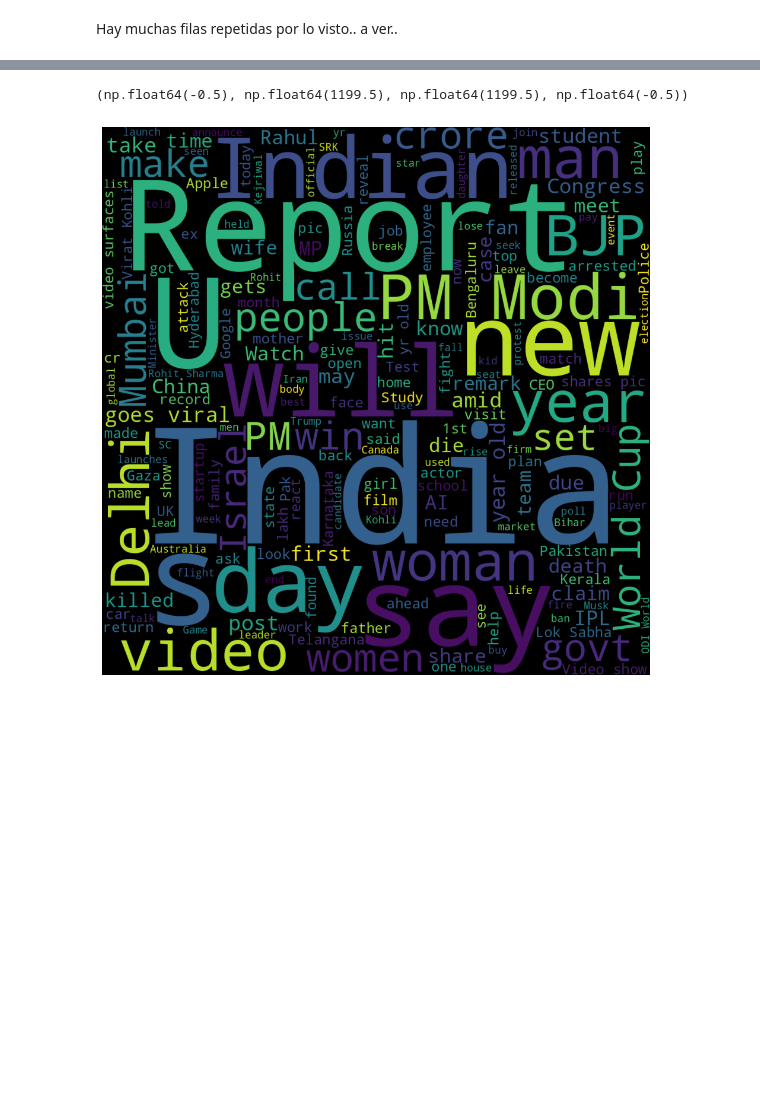
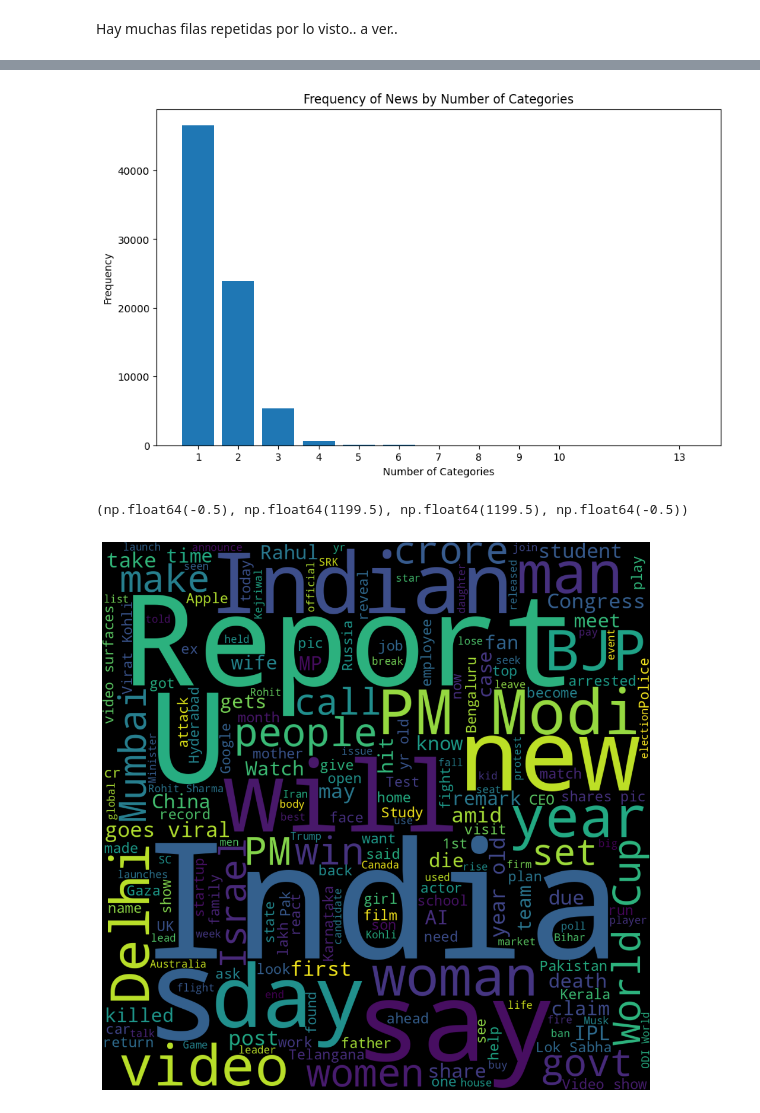
Before and after one commit to rdevia/text_mining_unrn, a Jupyter notebook: Text_mining_clase2.ipynb, the cells around one changed output, grey strips where cells are left out. Cells and saved outputs as stored; diff of their text form; code cells hidden in the pictures; blank space fills up the shorter version.

```diff
--- a/Text_mining_clase2.ipynb
+++ b/Text_mining_clase2.ipynb
@@ -179,3 +230,21 @@ df_news.head()
+# %%
+# prompt: hacer un grafico de barras de frecuencias de noticias según cantidad de categorias
+
+import matplotlib.pyplot as plt
+
+# Count the frequency of each category count
+category_counts = df_news['cant_category'].value_counts()
+
+# Create the bar plot
+plt.figure(figsize=(10, 6))
+plt.bar(category_counts.index, category_counts.values)
+plt.xlabel('Number of Categories')
+plt.ylabel('Frequency')
+plt.title('Frequency of News by Number of Categories')
+plt.xticks(category_counts.index)  # Ensure all x-axis ticks are shown
+plt.show()
+# %% [output]
+[figure, added]
 # %%
 from matplotlib.pyplot import subplots
 from matplotlib.pyplot import axis
```
Also changed, not shown: parts of 11 cells of this notebook.
